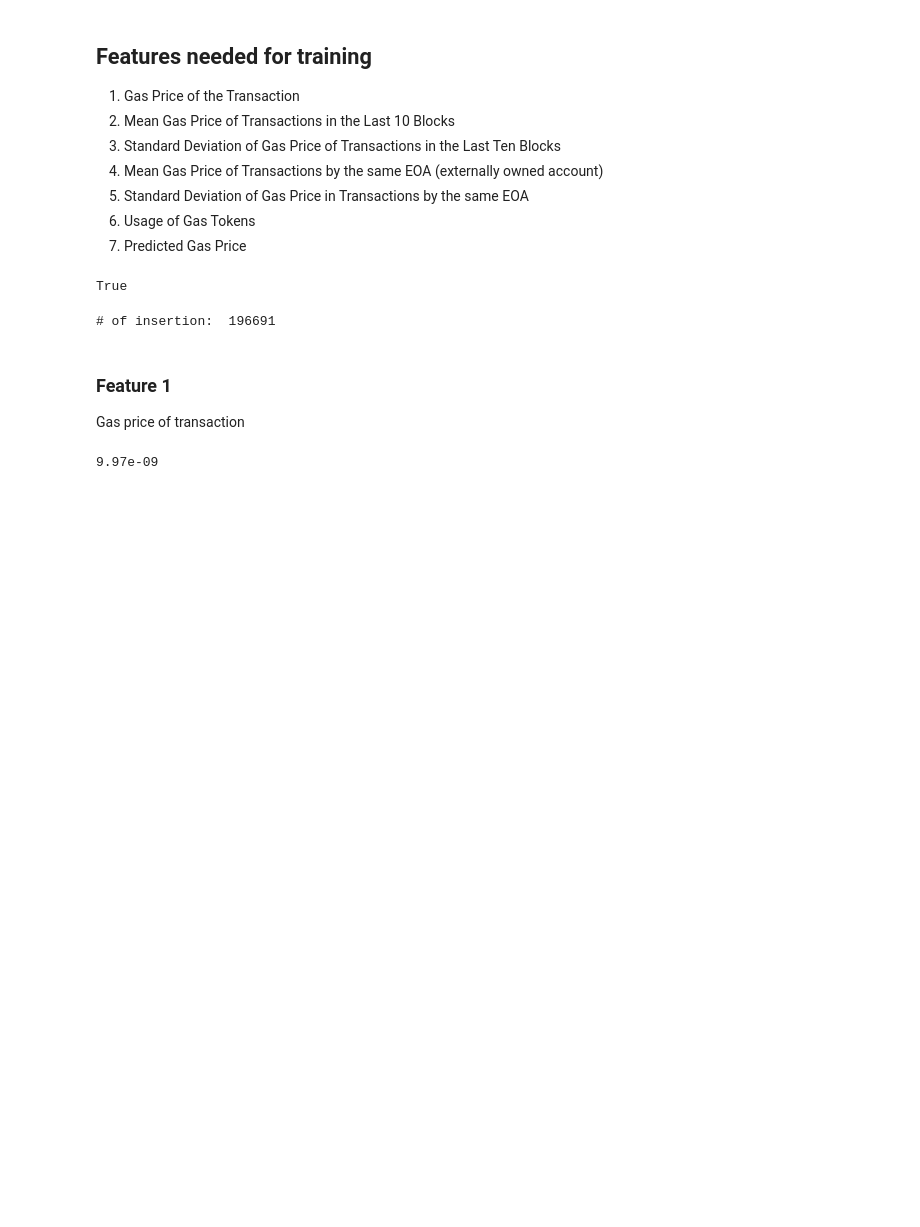
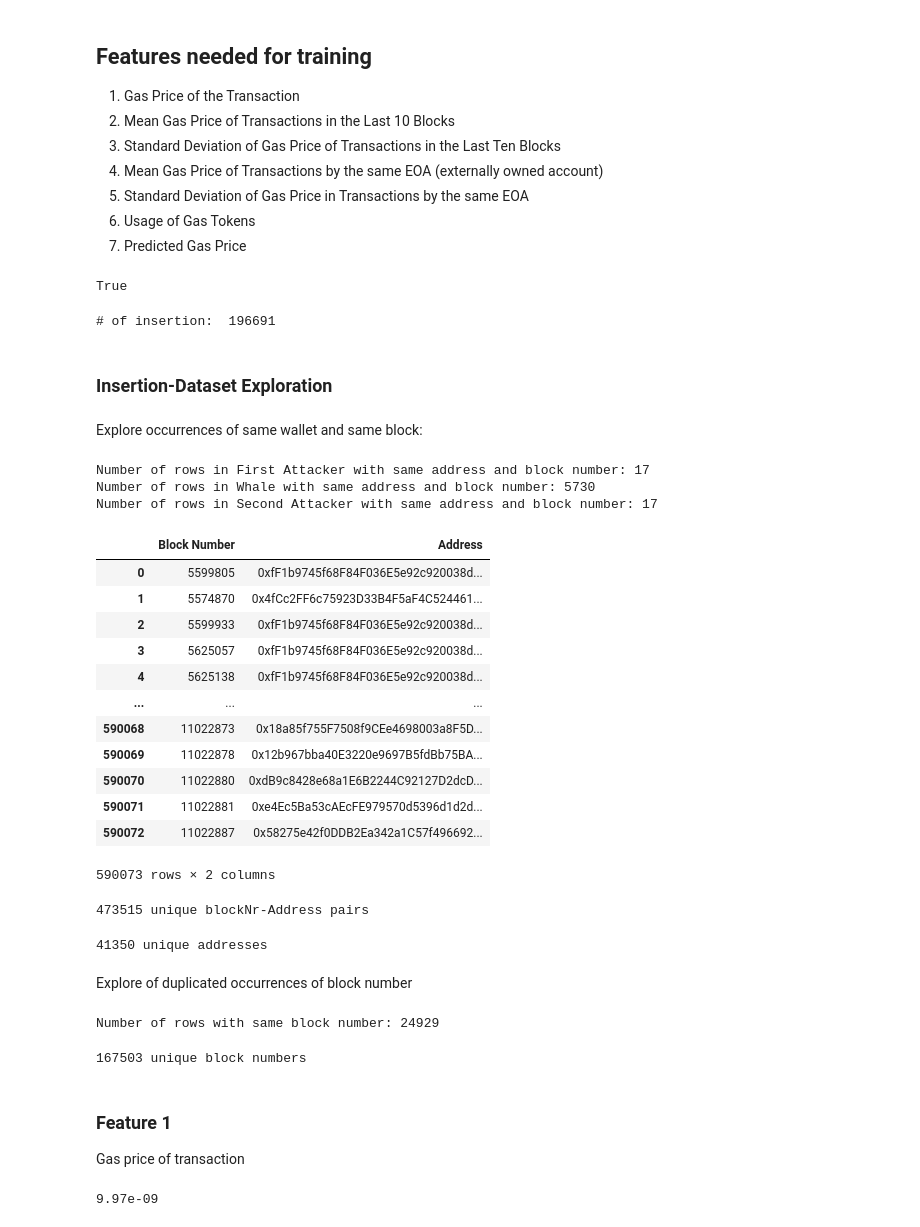
Before and after one commit to hoehlars/frontrunning-attacks, a Jupyter notebook: training/prepare-insertion-attack-features.ipynb, the cells around one changed output. Drawn from its saved outputs; the diff is of its cells as text; code cells hidden in the pictures; blank space fills up the shorter version.

```diff
--- a/training/prepare-insertion-attack-features.ipynb
+++ b/training/prepare-insertion-attack-features.ipynb
@@ -27,6 +27,67 @@ df_insertion = pd.read_csv ('../data/insertion_attacks.csv', delimiter=',')
 print('# of insertion: ', len(df_insertion))
 # %% [output]
 # of insertion:  196691
+# %% [markdown]
+### Insertion-Dataset Exploration
+# %% [markdown]
+Explore occurrences of same wallet and same block:
+# %%
+columns = ["First Attacker", "Whale", "Second Attacker"]
+
+for col in columns:
+    occurrences = df_insertion.groupby(['Block Number', col]).size().reset_index(name='Count')
+    nr_rows_with_same_address_and_block_nr = occurrences[occurrences['Count'] > 1].shape[0]
+    print(f"Number of rows in {col} with same address and block number: {nr_rows_with_same_address_and_block_nr}")
+# %% [output]
+Number of rows in First Attacker with same address and block number: 17
+Number of rows in Whale with same address and block number: 5730
+Number of rows in Second Attacker with same address and block number: 17
+# %%
+concatenated_values = np.vstack((df_insertion[['Block Number', "First Attacker"]].values,
+                                df_insertion[['Block Number', "Whale"]].values,
+                                df_insertion[['Block Number', "Second Attacker"]].values))
+
+concatenated_df = pd.DataFrame(concatenated_values, columns=['Block Number', 'Address'])
+concatenated_df
+# %% [output]
+|  | Block Number | Address |
+| 0 | 5599805 | 0xfF1b9745f68F84F036E5e92c920038d... |
+| 1 | 5574870 | 0x4fCc2FF6c75923D33B4F5aF4C524461... |
+| 2 | 5599933 | 0xfF1b9745f68F84F036E5e92c920038d... |
+| 3 | 5625057 | 0xfF1b9745f68F84F036E5e92c920038d... |
+| 4 | 5625138 | 0xfF1b9745f68F84F036E5e92c920038d... |
+| ... | ... | ... |
+| 590068 | 11022873 | 0x18a85f755F7508f9CEe4698003a8F5D... |
+| 590069 | 11022878 | 0x12b967bba40E3220e9697B5fdBb75BA... |
+| 590070 | 11022880 | 0xdB9c8428e68a1E6B2244C92127D2dcD... |
+| 590071 | 11022881 | 0xe4Ec5Ba53cAEcFE979570d5396d1d2d... |
+| 590072 | 11022887 | 0x58275e42f0DDB2Ea342a1C57f496692... |
+590073 rows × 2 columns
+# %%
+# Get unique rows
+unique_df = concatenated_df.drop_duplicates()
+
+print(f"{unique_df.shape[0]} unique blockNr-Address pairs")
+# %% [output]
+473515 unique blockNr-Address pairs
+# %%
+unique_addresses = concatenated_df["Address"].unique()
+print(f"{unique_addresses.shape[0]} unique addresses")
+# %% [output]
+41350 unique addresses
+# %% [markdown]
+Explore of duplicated occurrences of block number
+# %%
+occurrences= df_insertion.groupby(['Block Number']).size().reset_index(name='Count')
+nr_rows_with_same_block_nr = occurrences[occurrences['Count'] > 1].shape[0]
+print(f"Number of rows with same block number: {nr_rows_with_same_block_nr}")
+# %% [output]
+Number of rows with same block number: 24929
+# %%
+unique_blocks = df_insertion["Block Number"].unique()
+print(f"{unique_blocks.shape[0]} unique block numbers")
+# %% [output]
+167503 unique block numbers
 # %% [markdown]
 ### Feature 1
 Gas price of transaction
```
Also changed, not shown: parts of 12 cells of this notebook.
